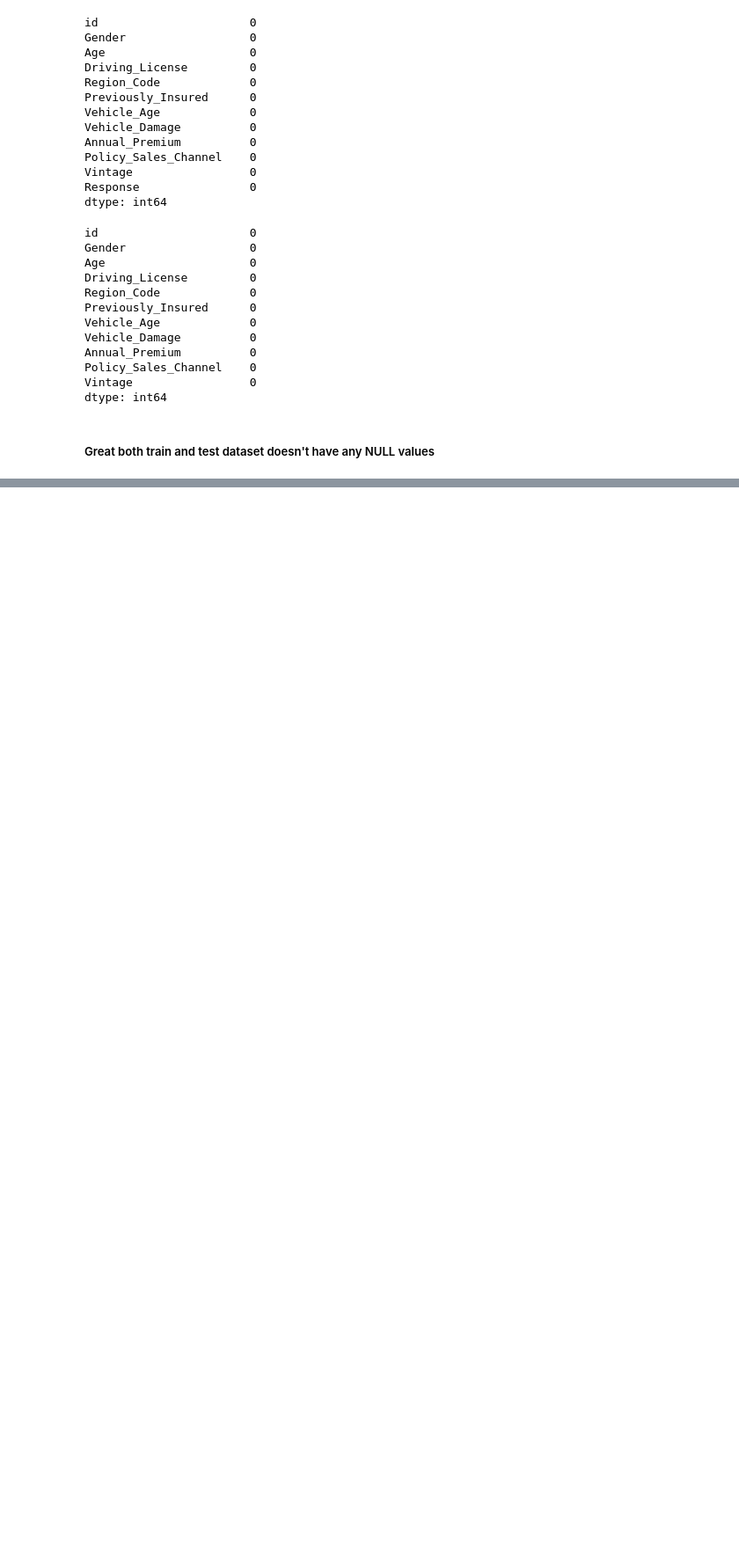
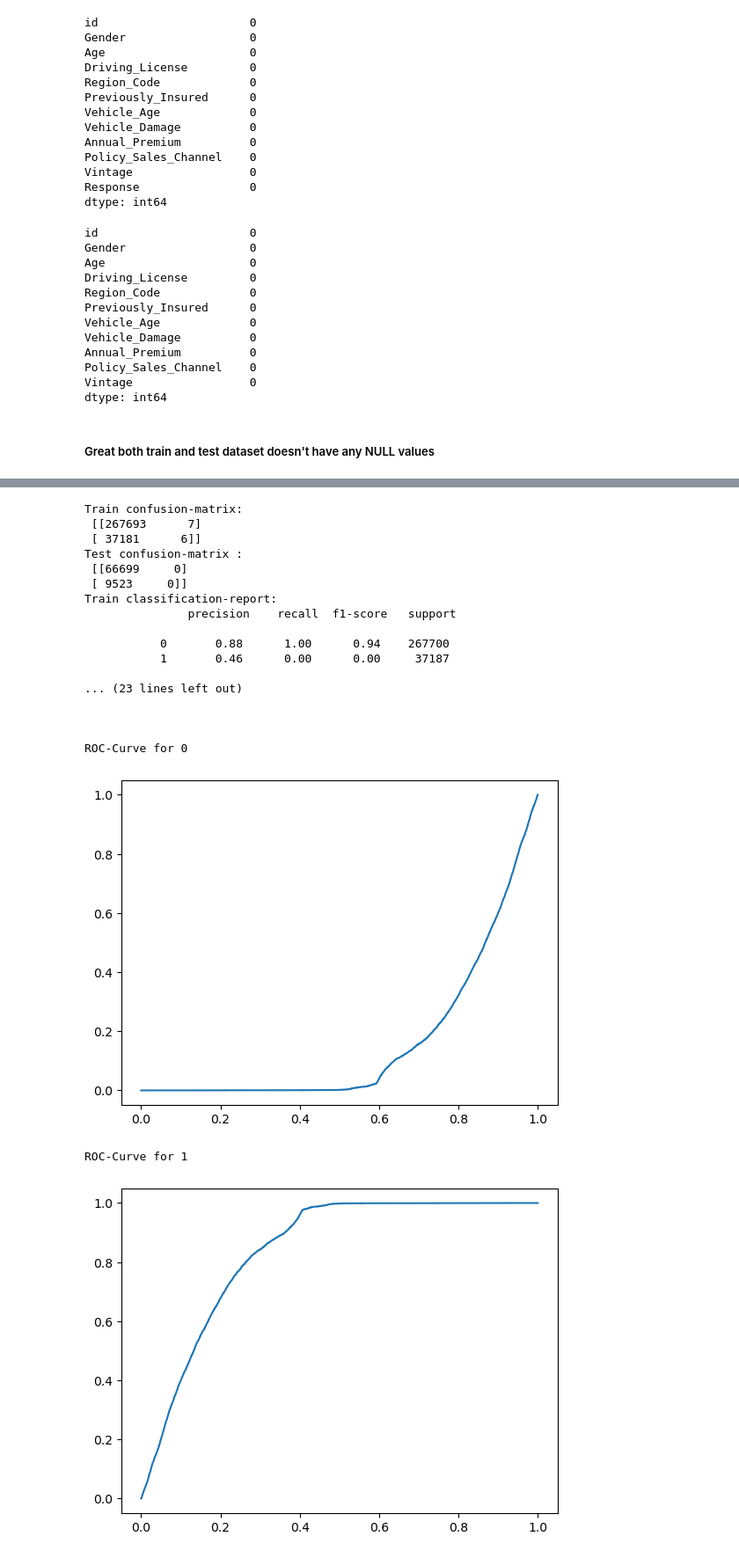
Before and after one commit to BalamuruganDE/DataScience, a Jupyter notebook: MachineLearning/Hackathon_30Nov2024/Cross-sell-Prediction.ipynb, the cells around one changed output, grey strips where cells are left out. Shown at 88% size. Saved outputs shown, nothing was run; the diff lists cells and outputs as text; code cells hidden in the pictures; blank space fills up the shorter version.

```diff
--- a/MachineLearning/Hackathon_30Nov2024/Cross-sell-Prediction.ipynb
+++ b/MachineLearning/Hackathon_30Nov2024/Cross-sell-Prediction.ipynb
@@ -160,0 +477,4 @@ dtype: int64
+# %%
+# Segreating X & y cols
+X = train.drop(columns=ign_col+tgt_col)
+X.head()
@@ -160,0 +488,4 @@ dtype: int64
+# %%
+y=train['Response']
+# %%
+train_X,val_X,train_y,val_y = train_test_split(X,y,test_size=0.2,random_state=42)
@@ -160,0 +496,3 @@ dtype: int64
+# %%
+# fitting model
+model_pipeline.fit(train_X,train_y)
@@ -160,0 +624,29 @@ dtype: int64
+# %%
+%%time
+mymodel = LogisticRegression()
+model_pipeline = Pipeline(steps=[
+    ('preprocess',preprocess), # preprocessing
+    ('mlmodel',mymodel) #ML-Modeling - the will be taken from the variable mymodel
+    ])
+model_eval(train_X,val_X,train_y,val_y,model_pipeline)
+# %% [output]
+Train confusion-matrix:
+ [[267693      7]
+ [ 37181      6]]
+Test confusion-matrix :
+ [[66699     0]
+ [ 9523     0]]
+Train classification-report:
+               precision    recall  f1-score   support
+
+           0       0.88      1.00      0.94    267700
+           1       0.46      0.00      0.00     37187
+
+... (23 lines left out)
+
+
+
+ROC-Curve for 0
+[figure, added]
+ROC-Curve for 1
+[figure, added]
```
Also changed, not shown: parts of 96 cells of this notebook, 5 other files.
